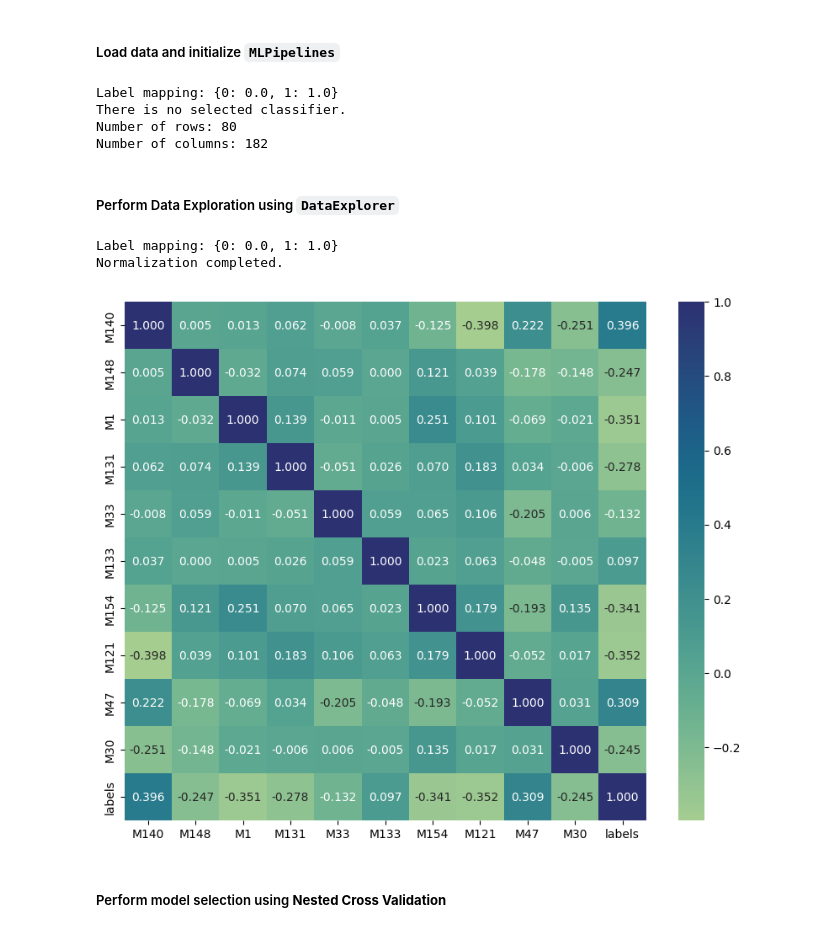
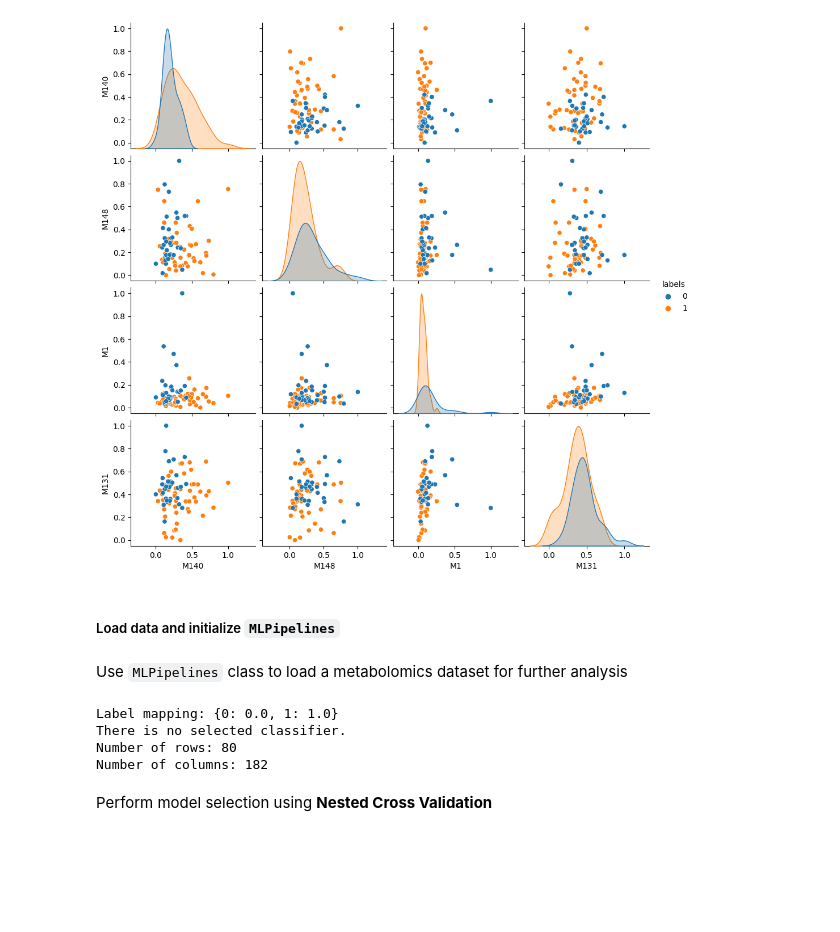
Before and after one commit to costasmexis/AI4META, a Jupyter notebook: notebooks/main.ipynb, the cells around one changed output. Drawn from its saved outputs; the diff is of its cells as text; code cells hidden in the pictures; blank space fills up the shorter version.

```diff
--- a/notebooks/main.ipynb
+++ b/notebooks/main.ipynb
@@ -15,3 +29,9 @@ from dataloader.eda import DataExplorer
+# %%
+explorer.pairplots_function(num_of_best_features=4)
+# %% [output]
+[figure, added]
 # %% [markdown]
 ##### Load data and initialize `MLPipelines`
+# %% [markdown]
+Use `MLPipelines` class to load a metabolomics dataset for further analysis
 # %%
@@ -25,12 +42,3 @@ Label mapping: {0: 0.0, 1: 1.0}
 There is no selected classifier.
 Number of rows: 80
 Number of columns: 182
-# %% [markdown]
-##### Perform Data Exploration using `DataExplorer`
-# %%
-explorer = DataExplorer(csv_dir=csv_dir, label=label)
-explorer.correlations(get_table=False, num_of_best_features=10)
-# %% [output]
-Label mapping: {0: 0.0, 1: 1.0}
-Normalization completed.
-[figure, removed]
@@ -39,3 +45,3 @@ Normalization completed.
 # %% [markdown]
-##### Perform model selection using **Nested Cross Validation**
+Perform model selection using **Nested Cross Validation**
 # %%
```
Also changed, not shown: parts of 13 cells of this notebook, 3 other files.
